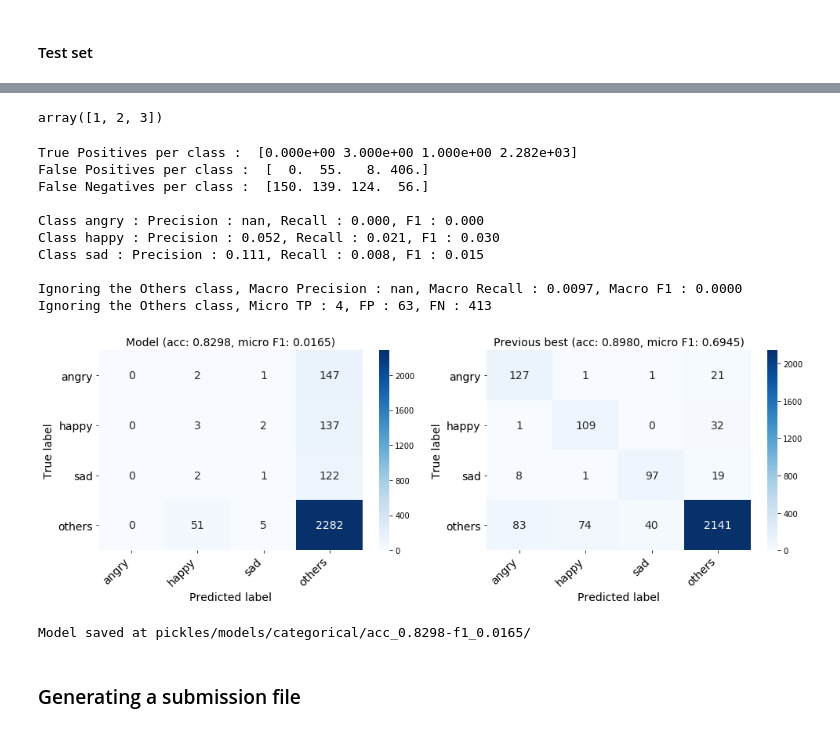
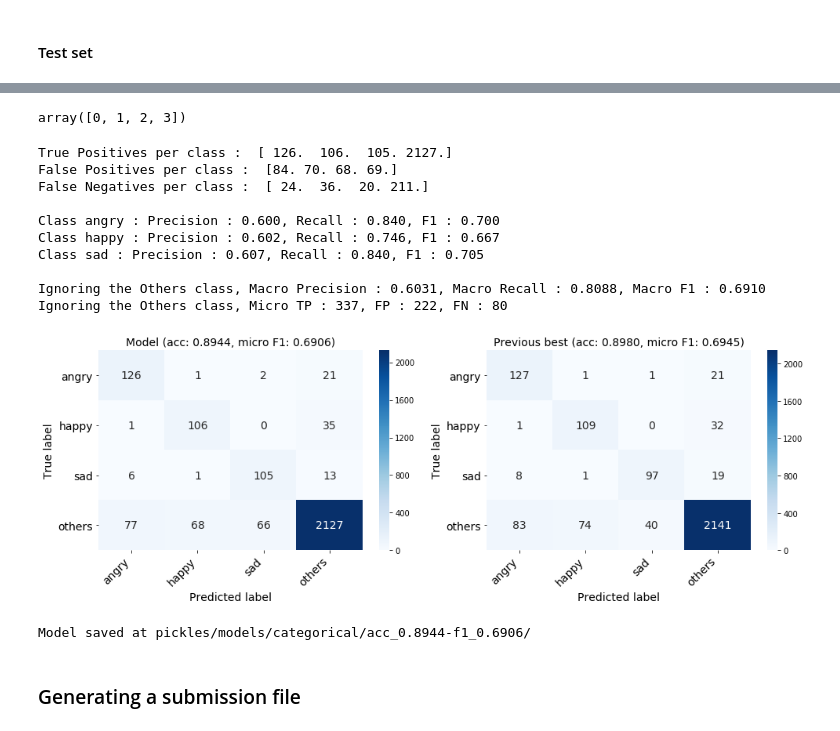
Before and after one commit to Garfounkel/emotion_analysis, a Jupyter notebook: playground.ipynb, the cells around one changed output, grey strips where cells are left out. Drawn from its saved outputs; the diff is of its cells as text; code cells hidden in the pictures.

```diff
--- a/playground.ipynb
+++ b/playground.ipynb
@@ -354,5 +371,3 @@ Accuracy : 0.9002, Micro Precision : 0.6171, Micro Recall : 0.8153, Micro F1 : 0
 model, emb_matrix, word_index, model_metrics = load_model_full()
 # %%
 model = load_model('pickles/models/best.h5')
-# %%
-model = load_model('pickles/models/tst_acc_0.89-tst_f1_0.878-res_f1_0.68.h5')
@@ -362,0 +374,2 @@ compared_metrics = pickle.load(open('pickles/models/compare_dict_4v4.sav', 'rb')
+# %%
+best_metrics = load_best_metrics(binary=False)
@@ -382,25 +381,25 @@ Accuracy : 0.8944, Micro Precision : 0.6051, Micro Recall : 0.7938, Micro F1 : 0
 y_pred_test, proba_preds = get_predictions(model, X_test)
 np.unique(y_pred_test)
 # %% [output]
-array([1, 2, 3])
+array([0, 1, 2, 3])
 # %%
-model_metrics = compare_metrics(proba_preds, y_test, compared_metrics, binary_model=False)
+model_metrics = compare_metrics(proba_preds, y_test, best_metrics, binary_model=False)
 # %% [output]
-True Positives per class :  [0.000e+00 3.000e+00 1.000e+00 2.282e+03]
-False Positives per class :  [  0.  55.   8. 406.]
-False Negatives per class :  [150. 139. 124.  56.]
+True Positives per class :  [ 126.  106.  105. 2127.]
+False Positives per class :  [84. 70. 68. 69.]
+False Negatives per class :  [ 24.  36.  20. 211.]
 
-Class angry : Precision : nan, Recall : 0.000, F1 : 0.000
-Class happy : Precision : 0.052, Recall : 0.021, F1 : 0.030
-Class sad : Precision : 0.111, Recall : 0.008, F1 : 0.015
+Class angry : Precision : 0.600, Recall : 0.840, F1 : 0.700
+Class happy : Precision : 0.602, Recall : 0.746, F1 : 0.667
+Class sad : Precision : 0.607, Recall : 0.840, F1 : 0.705
 
-Ignoring the Others class, Macro Precision : nan, Macro Recall : 0.0097, Macro F1 : 0.0000
-Ignoring the Others class, Micro TP : 4, FP : 63, FN : 413
+Ignoring the Others class, Macro Precision : 0.6031, Macro Recall : 0.8088, Macro F1 : 0.6910
+Ignoring the Others class, Micro TP : 337, FP : 222, FN : 80
-[figure, old version]
+[figure, new version]
 # %%
 save_model_full(model, emb_matrix, word_index, model_metrics)
 # %% [output]
-Model saved at pickles/models/categorical/acc_0.8298-f1_0.0165/
+Model saved at pickles/models/categorical/acc_0.8944-f1_0.6906/
 # %% [markdown]
 ### Generating a submission file
 # %%
```
Also changed, not shown: parts of 10 cells of this notebook, 1 other file.
